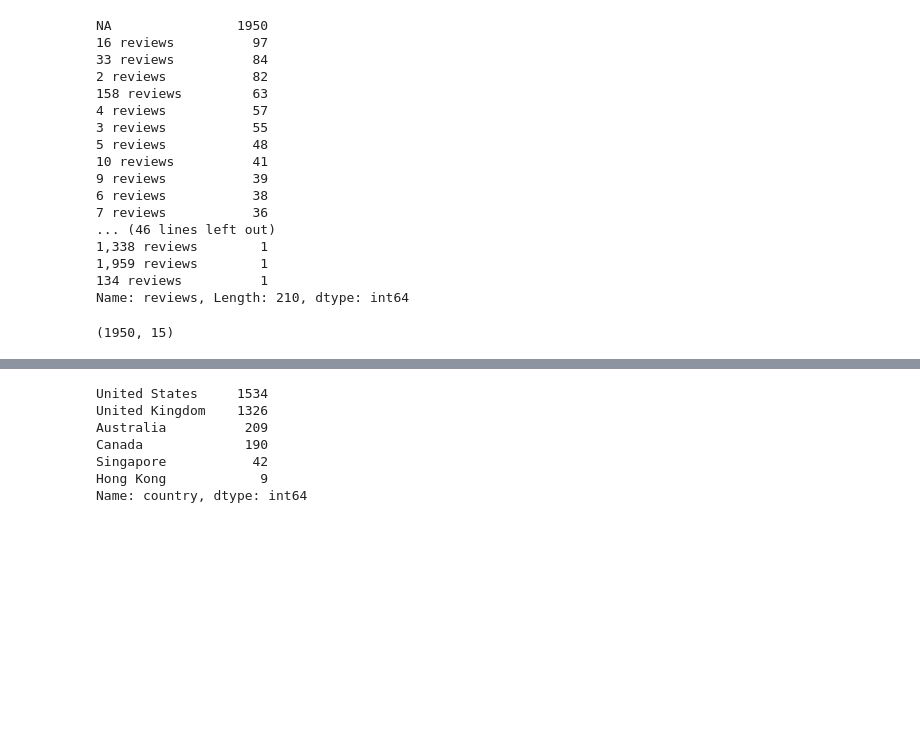
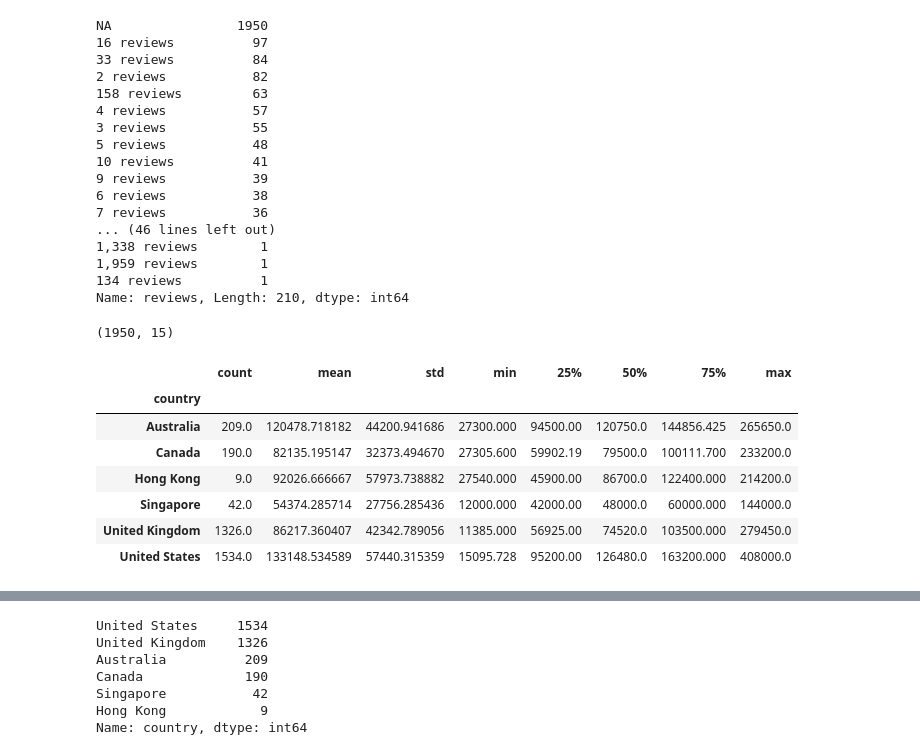
Before and after one commit to melvinperera/DSI-Projects, a Jupyter notebook: Project 4/Project 4 Cleaning and Modelling.ipynb, the cells around one changed output, grey strips where cells are left out. Saved outputs shown, nothing was run; the diff lists cells and outputs as text; code cells hidden in the pictures; blank space fills up the shorter version.

```diff
--- a/Project 4/Project 4 Cleaning and Modelling.ipynb
+++ b/Project 4/Project 4 Cleaning and Modelling.ipynb
@@ -339,3 +340,14 @@ def reviewstar(row):
 # %%
 dfnewnew['reviewstar'] = dfnewnew['reviews'].map(reviewstar)
 dfnewnewnew = dfnewnew.drop(['reviews','stars'], axis=1)
+# %%
+dfnewnewnew.groupby('country')['cleanedsalary'].describe()
+# %% [output]
+|  | count | mean | std | min | 25% | 50% | 75% | max |
+| country |  |  |  |  |  |  |  |  |
+| Australia | 209.0 | 120478.718182 | 44200.941686 | 27300.000 | 94500.00 | 120750.0 | 144856.425 | 265650.0 |
+| Canada | 190.0 | 82135.195147 | 32373.494670 | 27305.600 | 59902.19 | 79500.0 | 100111.700 | 233200.0 |
+| Hong Kong | 9.0 | 92026.666667 | 57973.738882 | 27540.000 | 45900.00 | 86700.0 | 122400.000 | 214200.0 |
+| Singapore | 42.0 | 54374.285714 | 27756.285436 | 12000.000 | 42000.00 | 48000.0 | 60000.000 | 144000.0 |
+| United Kingdom | 1326.0 | 86217.360407 | 42342.789056 | 11385.000 | 56925.00 | 74520.0 | 103500.000 | 279450.0 |
+| United States | 1534.0 | 133148.534589 | 57440.315359 | 15095.728 | 95200.00 | 126480.0 | 163200.000 | 408000.0 |
```
Also changed, not shown: parts of 41 cells of this notebook.
